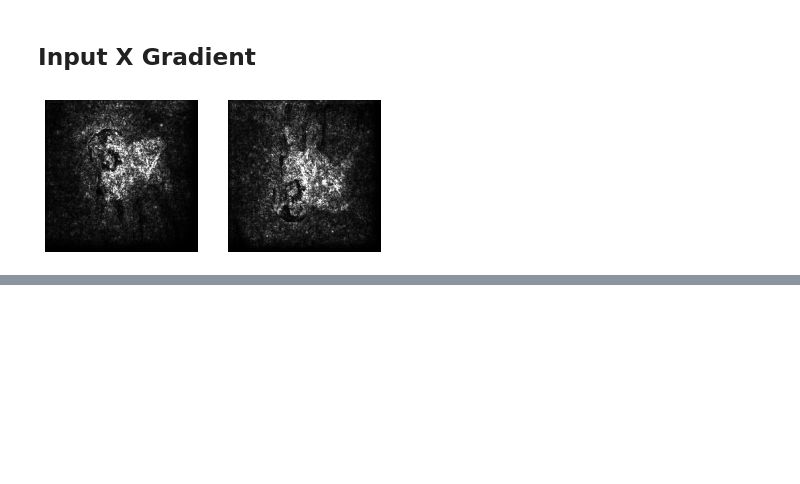
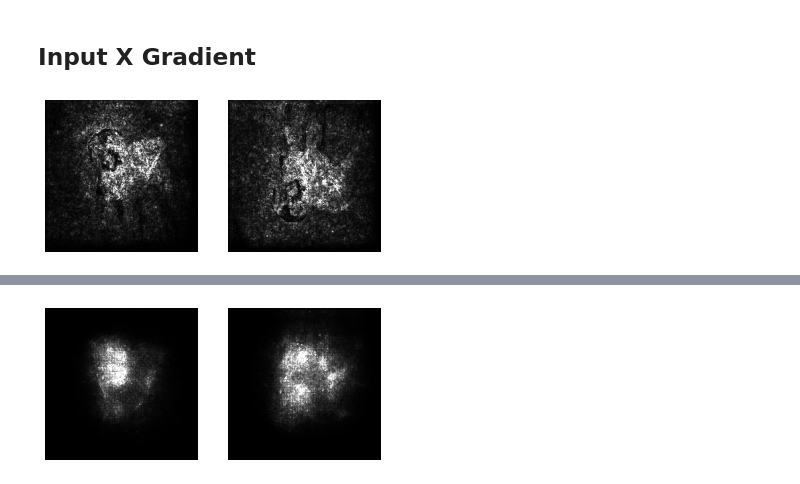
Before and after one commit to aboggust/interpretability-methods, a Jupyter notebook: examples/interpretability_examples.ipynb, the cells around one changed output, grey strips where cells are left out. Cells and saved outputs as stored; diff of their text form; code cells hidden in the pictures; blank space fills up the shorter version.

```diff
--- a/examples/interpretability_examples.ipynb
+++ b/examples/interpretability_examples.ipynb
@@ -112,0 +140,5 @@ visualize_masks(input_x_gradient_smoothgrad_masks)
+# %%
+guided_gradcam_smoothgrad_masks = guided_gradcam.get_smoothgrad_masks(input_batch)
+visualize_masks(guided_gradcam_smoothgrad_masks)
+# %% [output]
+[figure, added]
```
Also changed, not shown: parts of 18 cells of this notebook.
